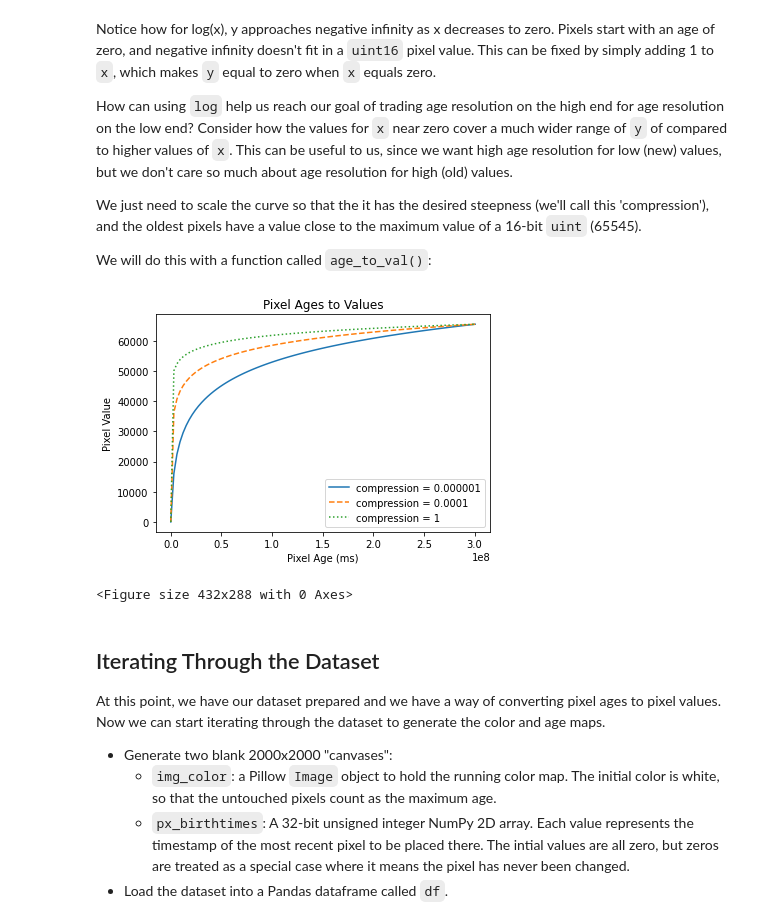
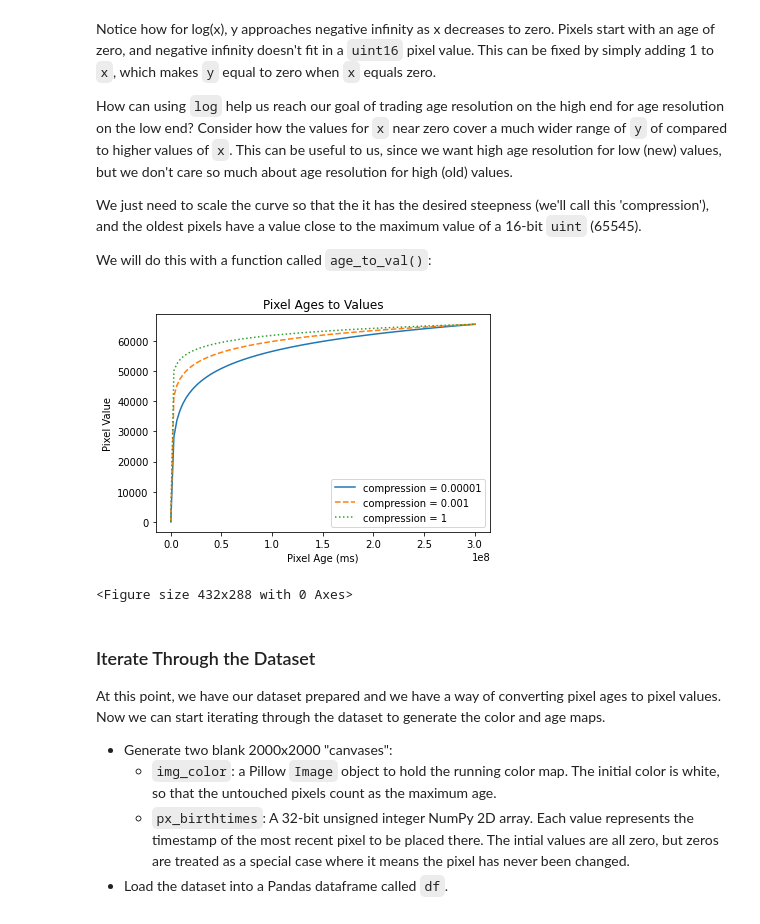
Before and after one commit to ChrisCrossCrash/r-place-blender, a Jupyter notebook: guide.ipynb, the cells around one changed output. Drawn from its saved outputs; the diff is of its cells as text; code cells hidden in the pictures.

Commit message:
Update scripts in notebook
The markdown sections still need to be filled out a bit.

```diff
--- a/guide.ipynb
+++ b/guide.ipynb
@@ -249,59 +283,54 @@ How can using `log` help us reach our goal of trading age resolution on the high
 We just need to scale the curve so that the it has the desired steepness (we'll call this 'compression'), and the oldest pixels have a value close to the maximum value of a 16-bit `uint` (65545).
 
 We will do this with a function called `age_to_val()`:
-# %%
-UINT16_MAX = 65_535
-TIMESTAMP_MAX = 300_589_892
-# %% [output]
-[figure, removed]
-<Figure size 432x288 with 0 Axes>
 # %%
 
-def age_to_val(px_age, compression=0.0001):
+UINT16_MAX = 65_535
+TIMESTAMP_MAX = 300_589_892
+
+def age_to_val(px_age, compression=0.001):
     """Convert a pixel age into a 16-bit value.
 
     Higher compression values make the transformation more extreme (less linear).
     Tip: If you change the compression value here, you will also need to change it
     in Blender's Geometry Nodes modifier settings!
     """
-
-    # Higer compression values make the transformation more extreme.
-    # This values needs to match the value in the Blender Geometry Nodes modifier.
-    # With a compression to 0.0001, the age resolution begins at about 1 ms and
-    # increases gradually with the age.
 
     # Scale along the x-axis.
     scaled_age = px_age * compression
 
     # Scale along the y-axis.
     scaling_const = UINT16_MAX / np.log(TIMESTAMP_MAX * compression + 1)
 
     return scaling_const * np.log(scaled_age + 1)
 
 
 # The pixel age is our x axis.
 px_age = np.linspace(0, TIMESTAMP_MAX, 100)
 
 # The pixel value is our y axis.
-px_val_low_compression = age_to_val(px_age, compression=0.000001)
+px_val_low_compression = age_to_val(px_age, compression=0.00001)
 px_val_default_compression = age_to_val(px_age)
 px_val_high_compression = age_to_val(px_age, compression=1)
 
 plt.plot(px_age, px_val_low_compression)
 plt.plot(px_age, px_val_default_compression, linestyle='--')
 plt.plot(px_age, px_val_high_compression, linestyle=':')
 
 # Add legends
-plt.legend(['compression = 0.000001', 'compression = 0.0001', 'compression = 1'])
+plt.legend(['compression = 0.00001', 'compression = 0.001', 'compression = 1'])
 
 plt.title('Pixel Ages to Values')
 plt.xlabel('Pixel Age (ms)')
 plt.ylabel('Pixel Value')
 
 fig = plt.figure()
 plt.show()
+# %% [output]
+[figure, added]
+<Figure size 432x288 with 0 Axes>
 # %% [markdown]
-## Iterating Through the Dataset
+### Iterate Through the Dataset
 
 At this point, we have our dataset prepared and we have a way of converting pixel ages to pixel values. Now we can start iterating through the dataset to generate the color and age maps.
 
```
Also changed, not shown: parts of 11 cells of this notebook.
